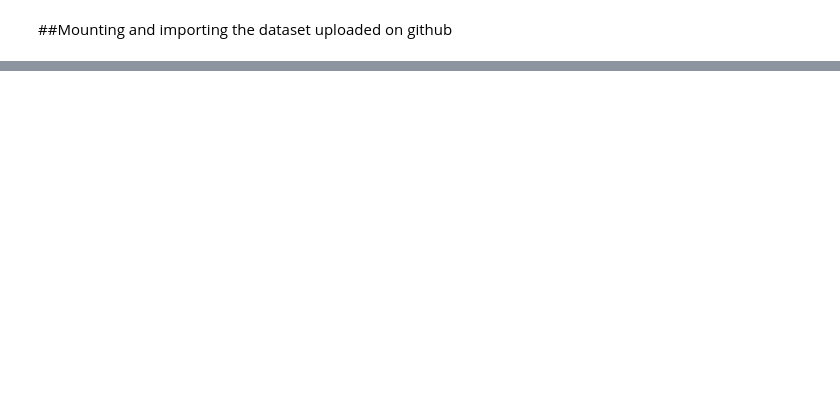
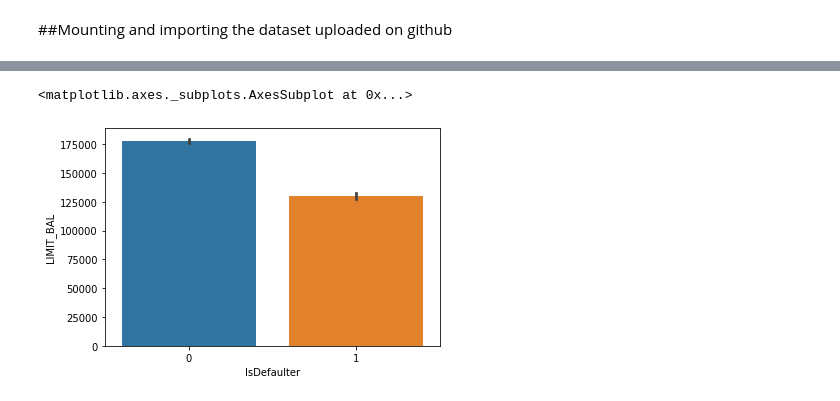
Before and after one commit to VrushankAmare/Credit-Card-Default-Prediction, a Jupyter notebook: creditcard_default_prediction_capstoneproject.ipynb, the cells around one changed output, grey strips where cells are left out. Cells and saved outputs as stored; diff of their text form; code cells hidden in the pictures; blank space fills up the shorter version.

```diff
--- a/creditcard_default_prediction_capstoneproject.ipynb
+++ b/creditcard_default_prediction_capstoneproject.ipynb
@@ -55,0 +189,4 @@ ImportError: ignored
+# %%
+fil = (df['EDUCATION'] == 5) | (df['EDUCATION'] == 6) | (df['EDUCATION'] == 0)
+df.loc[fil, 'EDUCATION'] = 4
+df['EDUCATION'].value_counts()
@@ -55,0 +214,4 @@ ImportError: ignored
+# %%
+fil = df['MARRIAGE'] ==0
+df.loc[fil, 'MARRIAGE'] = 3
+df['MARRIAGE'].value_counts()
@@ -55,0 +285,5 @@ ImportError: ignored
+# %%
+sns.barplot(x='IsDefaulter', y='LIMIT_BAL', data=df)
+# %% [output]
+<matplotlib.axes._subplots.AxesSubplot at 0x...>
+[figure, added]
```
Also changed, not shown: parts of 63 cells of this notebook.
